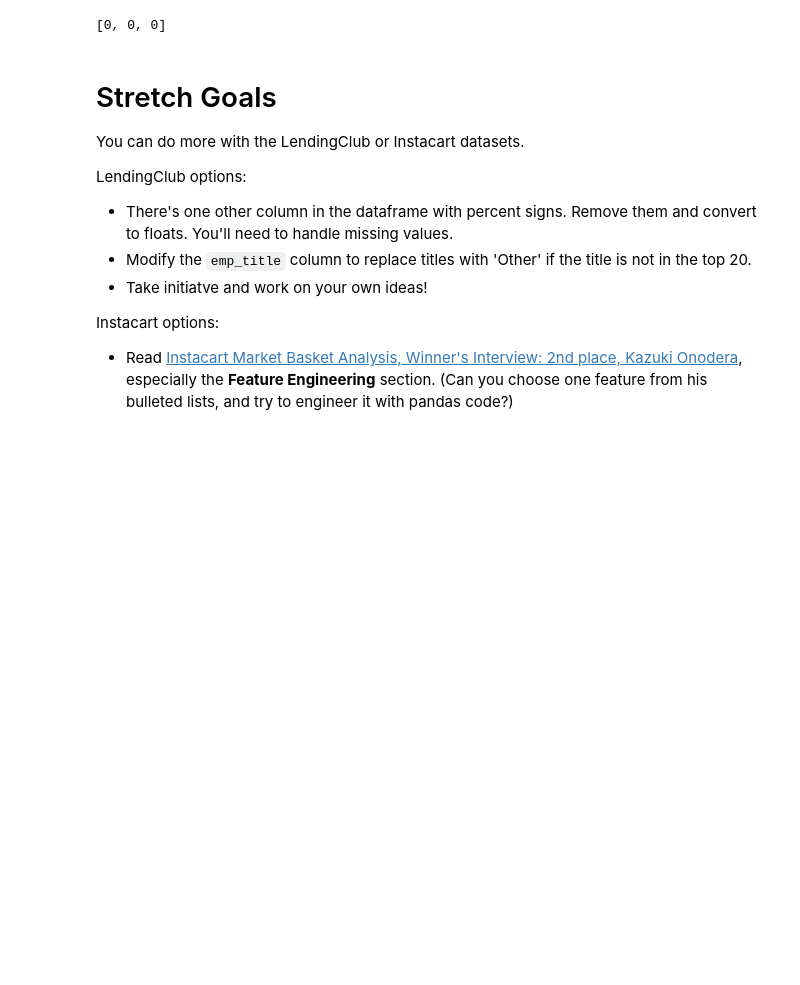
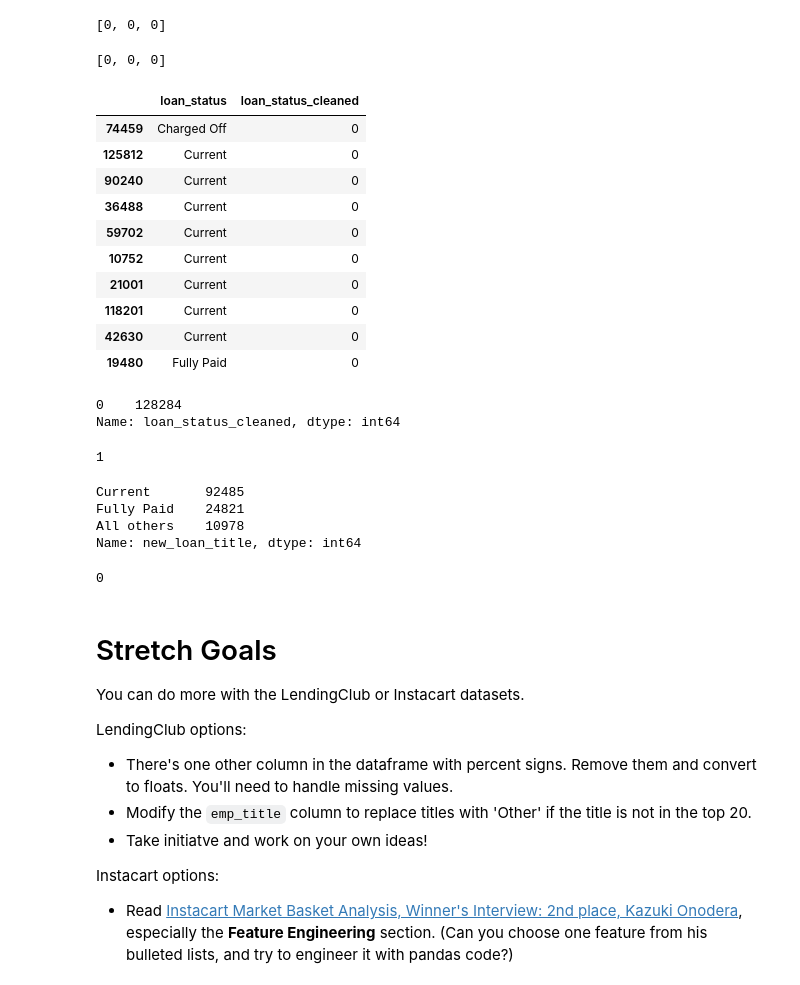
Before and after one commit to marianvinas/DS-Unit-1-Sprint-1-Data-Wrangling-and-Storytelling-1, a Jupyter notebook: module2-make-features/LS_DS_112_Make_Features_Assignment.ipynb, the cells around one changed output. Drawn from its saved outputs; the diff is of its cells as text; code cells hidden in the pictures; blank space fills up the shorter version.

```diff
--- a/module2-make-features/LS_DS_112_Make_Features_Assignment.ipynb
+++ b/module2-make-features/LS_DS_112_Make_Features_Assignment.ipynb
@@ -267,6 +267,49 @@ for loans_tatus in examples:
 mylist
 # %% [output]
 [0, 0, 0]
+# %%
+[loan_status_is_great(loan_status) for loan_status in examples]
+# %% [output]
+[0, 0, 0]
+# %%
+loans_df['loan_status_cleaned'] = loans_df['loan_status'].apply(loan_status_is_great)
+# %%
+loans_df[['loan_status', 'loan_status_cleaned']].sample(10)
+# %% [output]
+|  | loan_status | loan_status_cleaned |
+| 74459 | Charged Off | 0 |
+| 125812 | Current | 0 |
+| 90240 | Current | 0 |
+| 36488 | Current | 0 |
+| 59702 | Current | 0 |
+| 10752 | Current | 0 |
+| 21001 | Current | 0 |
+| 118201 | Current | 0 |
+| 42630 | Current | 0 |
+| 19480 | Fully Paid | 0 |
+# %%
+loans_df['loan_status_cleaned'].value_counts().head(8)
+# %% [output]
+0    128284
+Name: loan_status_cleaned, dtype: int64
+# %%
+loans_df['loan_status_cleaned'].nunique()
+# %% [output]
+1
+# %%
+loans_df['new_loan_title']='All others'
+loans_df.loc[loans_df['loan_status']=='Current','new_loan_title' ]='Current'
+loans_df.loc[loans_df['loan_status']=='Fully Paid', 'new_loan_title' ]='Fully Paid'
+loans_df['new_loan_title'].value_counts()
+# %% [output]
+Current       92485
+Fully Paid    24821
+All others    10978
+Name: new_loan_title, dtype: int64
+# %%
+loans_df['loan_status_cleaned'].isnull().sum()
+# %% [output]
+0
 # %% [markdown]
 # Stretch Goals
 
```
Also changed, not shown: parts of 1 cell of this notebook.
